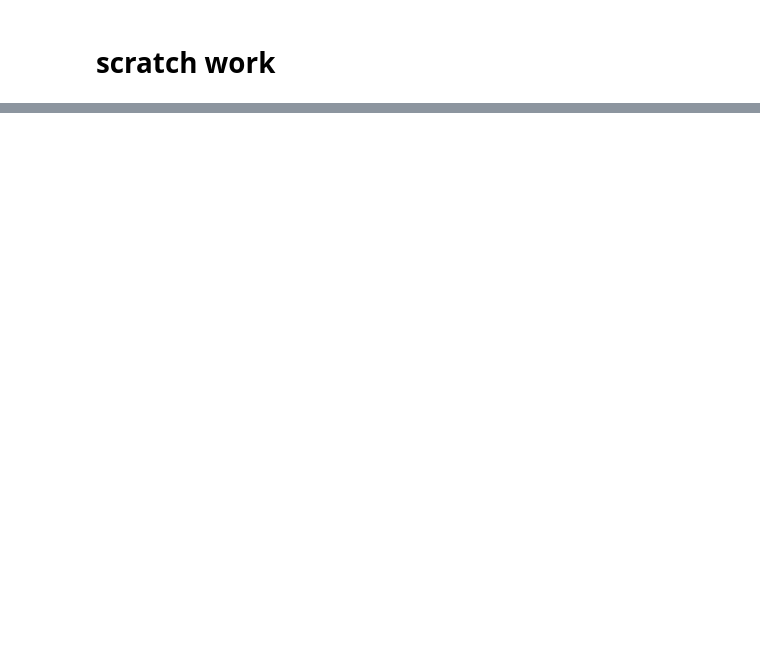
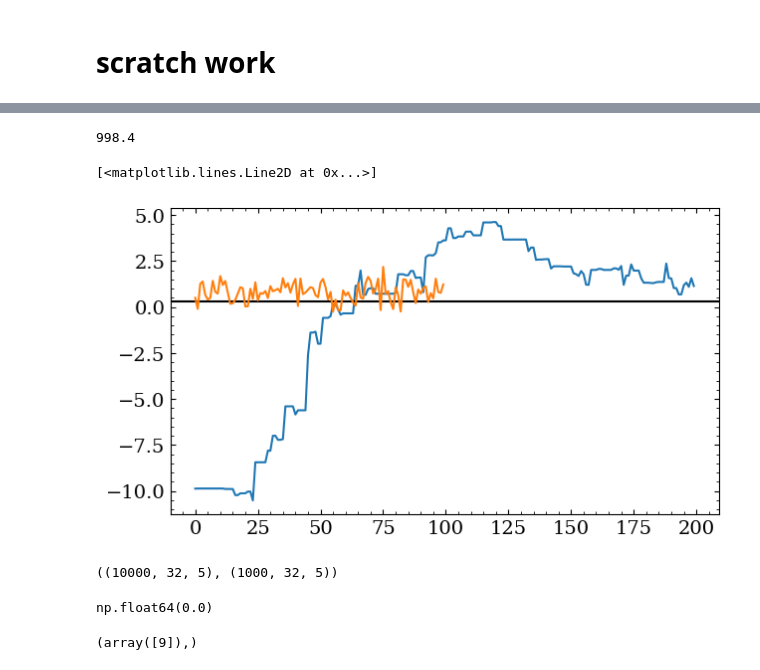
Before and after one commit to ben-cassese/jorbit, a Jupyter notebook: scratch.ipynb, the cells around one changed output, grey strips where cells are left out. Drawn from its saved outputs; the diff is of its cells as text; code cells hidden in the pictures; blank space fills up the shorter version.

```diff
--- a/scratch.ipynb
+++ b/scratch.ipynb
@@ -1042,0 +90,27 @@ plt.hist(a);
+# %%
+31.2 * 32
+# %% [output]
+998.4
+# %%
+def log_prob(x, mu, cov):
+    diff = x - mu
+    return -0.5 * np.dot(diff, np.linalg.solve(cov, diff))
+
+ndim = 5
+
+np.random.seed(42)
+means = np.random.rand(ndim)
+
+cov = 0.5 - np.random.rand(ndim**2).reshape((ndim, ndim))
+cov = np.triu(cov)
+cov += cov.T - np.diag(cov.diagonal())
+cov = np.dot(cov, cov)
+
+
+nwalkers = 32
+p0 = np.random.rand(nwalkers, ndim) - 10
+
+
+sampler = emcee.EnsembleSampler(nwalkers, ndim, log_prob, args=[means, cov])
+
+state = sampler.run_mcmc(p0, 1_000, progress=True)
@@ -1042,0 +158,8 @@ plt.hist(a);
+# %%
+x = sampler.get_chain()
+plt.plot(x[:200, 2, 0])
+plt.axhline(np.median(x[:, 2, 0]), color="k")
+plt.plot(q[:100, 2])
+# %% [output]
+[<matplotlib.lines.Line2D at 0x...>]
+[figure, added]
@@ -1042,0 +169,12 @@ plt.hist(a);
+# %%
+x.shape, p.shape
+# %% [output]
+((10000, 32, 5), (1000, 32, 5))
+# %%
+np.abs((p[0] - x).sum(axis=(1,2))).min()
+# %% [output]
+np.float64(0.0)
+# %%
+np.where((p[0] - x).sum(axis=(1,2)) == 0)
+# %% [output]
+(array([9]),)
```
Also changed, not shown: parts of 31 cells of this notebook, 8 other files.
